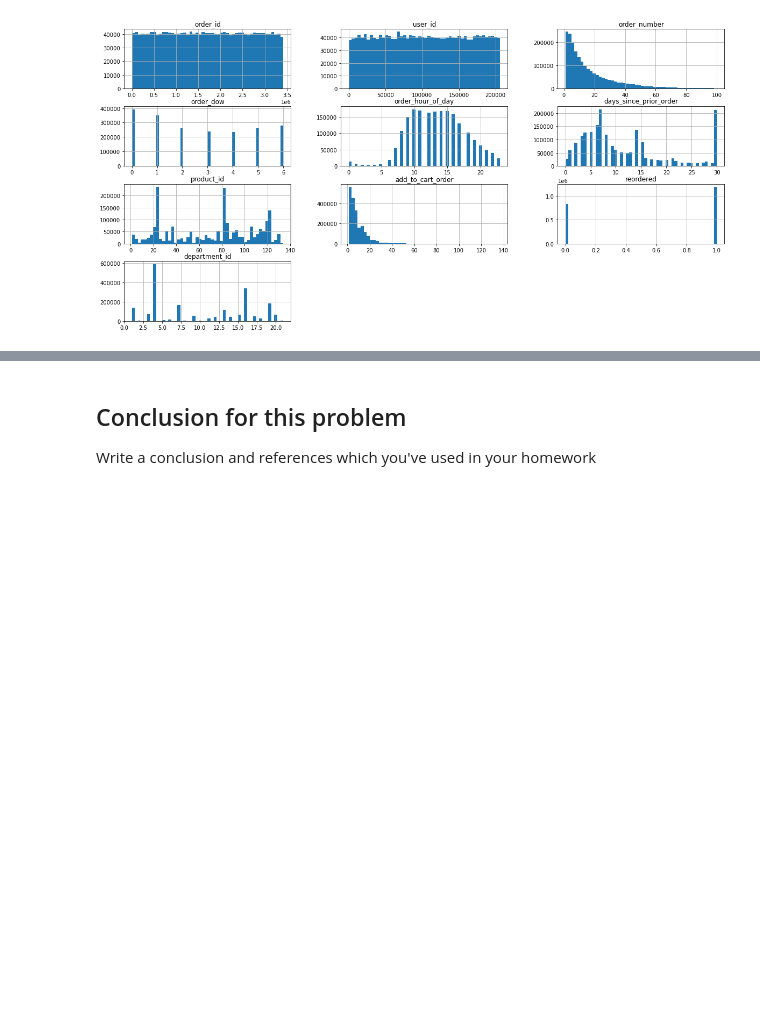
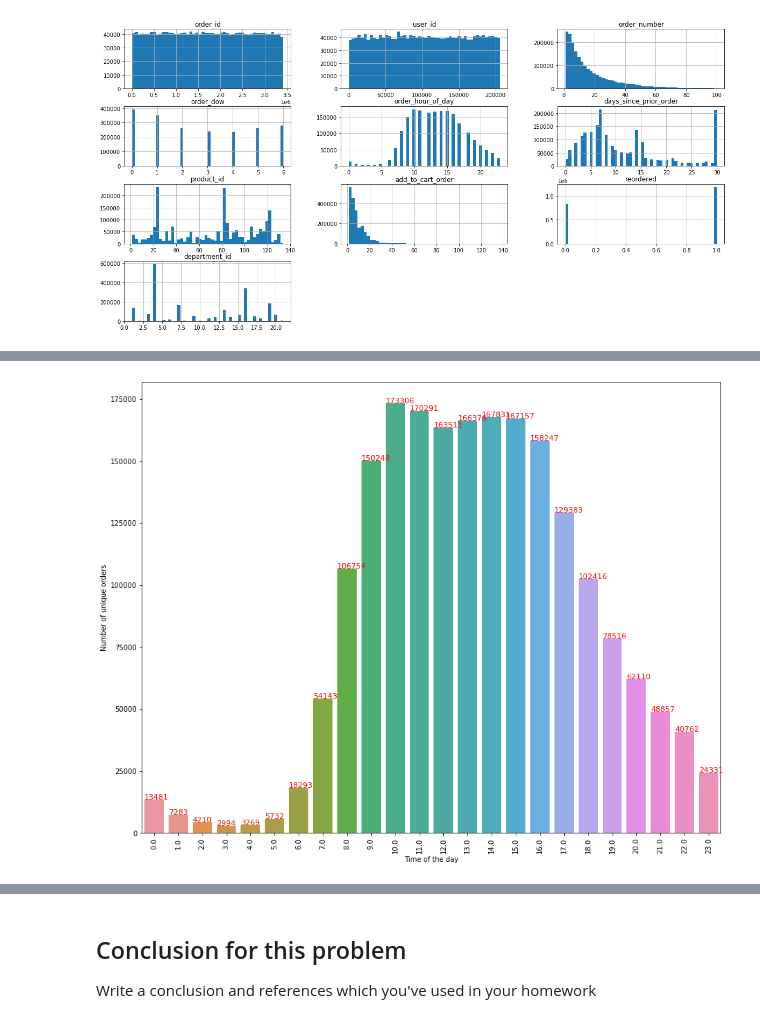
Before and after one commit to MohammadRouintan/Clustering-SuperMarket-Dataset-For-Predictive-Marketing, a Jupyter notebook: SuperMarket.ipynb, the cells around one changed output, grey strips where cells are left out. Drawn from its saved outputs; the diff is of its cells as text; code cells hidden in the pictures; blank space fills up the shorter version.

```diff
--- a/SuperMarket.ipynb
+++ b/SuperMarket.ipynb
@@ -167,0 +188,16 @@ plt.show()
+# %%
+timeofday = sup_imputed.groupby('order_hour_of_day', as_index=True).agg({'user_id':'count'}).sort_values(by='user_id',ascending=False)
+
+
+f, ax = plt.subplots(figsize=(15, 12))
+plt.xticks(rotation='vertical')
+sns.barplot(x = timeofday.index, y = timeofday.user_id)
+
+plt.ylabel('Number of unique orders')
+plt.xlabel('Time of the day')
+
+for i in ax.patches:
+    ax.text(i.get_x(), i.get_height()+50, str(round(i.get_height())), fontsize=11, color='red')
+plt.show()
+# %% [output]
+[figure, added]
```
Also changed, not shown: parts of 8 cells of this notebook.
